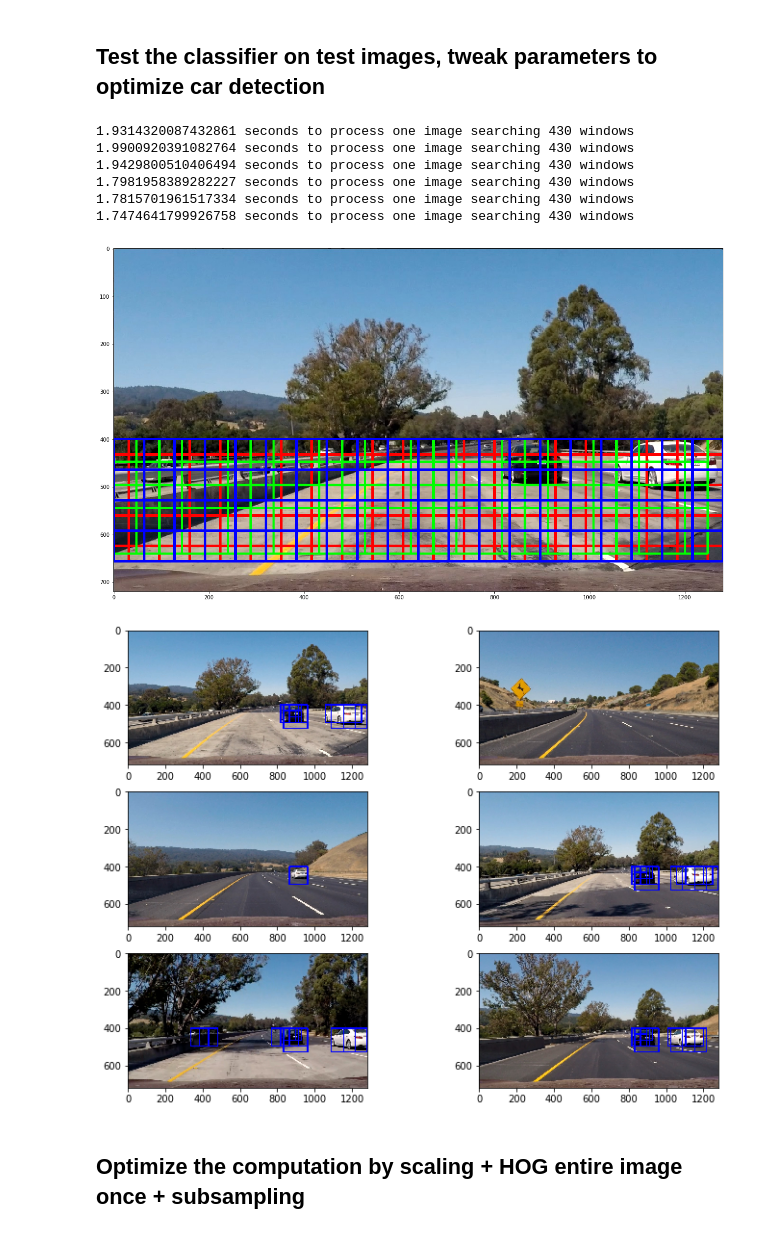
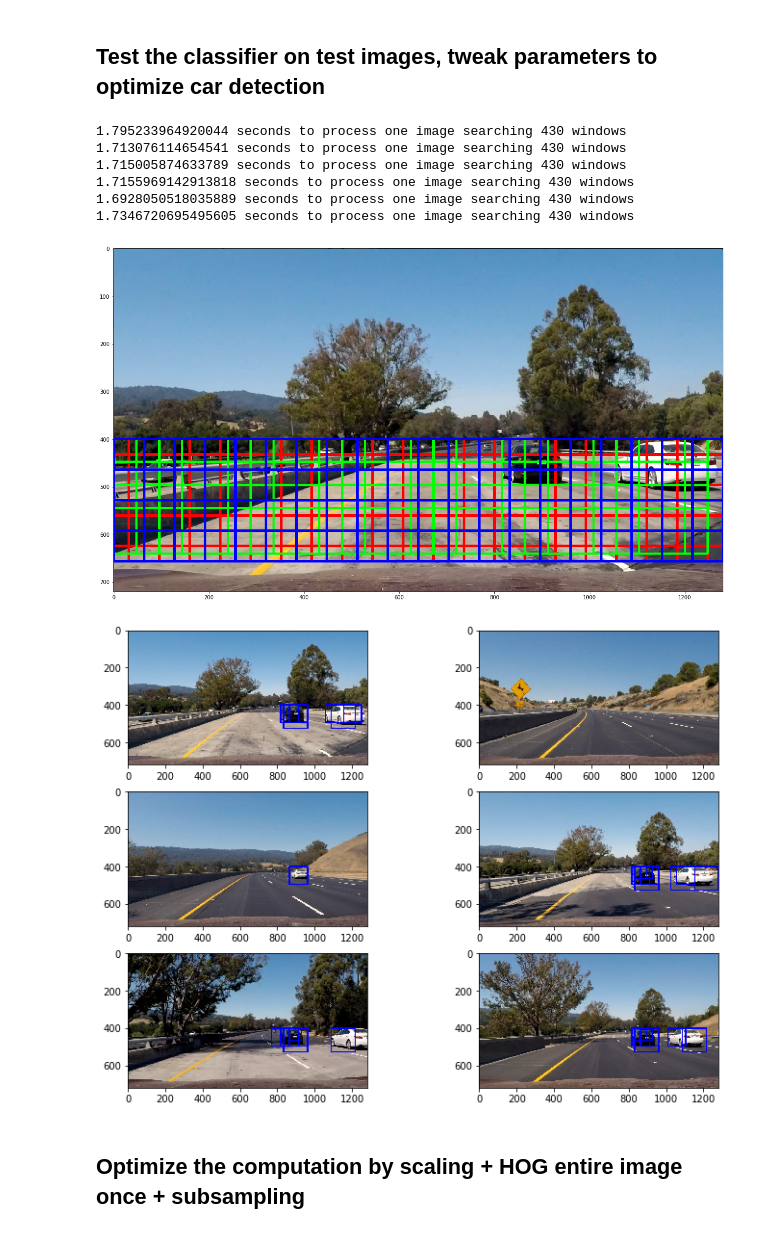
Before and after one commit to jasonz88/CarND-Vehicle-Detection, a Jupyter notebook: Vehicle-Detection.ipynb, the cells around one changed output. Cells and saved outputs as stored; diff of their text form; code cells hidden in the pictures.

```diff
--- a/Vehicle-Detection.ipynb
+++ b/Vehicle-Detection.ipynb
@@ -292,9 +292,9 @@ def search_windows(img, windows, clf, scaler, color_space='RGB',
         #5) Scale extracted features to be fed to classifier
         test_features = scaler.transform(np.array(features).reshape(1, -1))
         #6) Predict using your classifier
-        prediction = clf.predict(test_features)
+        prediction = clf.decision_function(test_features)
         #7) If positive (prediction == 1) then save the window
-        if prediction == 1:
+        if prediction > 0.5:
             on_windows.append(window)
     #8) Return windows for positive detections
     return on_windows
@@ -535,7 +540,10 @@ For these 10 labels:  [ 0.  0.  0.  0.  0.  0.  1.  0.  1.  1.]
 # %% [markdown]
 ## Test the classifier on test images, tweak parameters to optimize car detection
 # %%
+import pickle
 searchpath = 'test_images/*'
+svc = pickle.load(open('svc.pkl', 'rb'))
+X_scaler = pickle.load(open('xscaler.pkl', 'rb'))
 example_images = glob.glob(searchpath)
 images = []
 titles = []
@@ -562,39 +570,39 @@ for img_src in example_images:
 
         all_windows_img = draw_boxes(all_windows_img, windows_more, color=(0, 255, 0), thick=3)
 
 
         windows_more = slide_window(img, x_start_stop=[None, None], y_start_stop=y_start_stop,
                         xy_window=(128, 128), xy_overlap=(0.5, 0.5))
         windows.extend(windows_more)
 
         all_windows_img = draw_boxes(all_windows_img, windows_more, color=(0, 0, 255), thick=3)
 
         run_once = False
 
     hot_windows = search_windows(img, windows, svc, X_scaler, color_space=color_space,
                             spatial_size=spatial_size, hist_bins=hist_bins,
                             orient=orient, pix_per_cell=pix_per_cell,
                             cell_per_block=cell_per_block,
                             hog_channel=hog_channel, spatial_feat=spatial_feat,
                             hist_feat=hist_feat, hog_feat=hog_feat)
 
     hot_window_img = draw_boxes(draw_img, hot_windows, color=(0, 0, 255), thick=6)
     images.append(hot_window_img)
     titles.append('')
     print(time.time() - t1, 'seconds to process one image searching', len(windows), 'windows')
 
 plt.figure(figsize=(24,12))
 plt.imshow(all_windows_img)
 fig = plt.figure(figsize=(12,18))
 visualize(fig, 6, 2, images, titles)
 # %% [output]
-1.9314320087432861 seconds to process one image searching 430 windows
-1.9900920391082764 seconds to process one image searching 430 windows
-1.9429800510406494 seconds to process one image searching 430 windows
-1.7981958389282227 seconds to process one image searching 430 windows
-1.7815701961517334 seconds to process one image searching 430 windows
-1.7474641799926758 seconds to process one image searching 430 windows
+1.795233964920044 seconds to process one image searching 430 windows
+1.713076114654541 seconds to process one image searching 430 windows
+1.715005874633789 seconds to process one image searching 430 windows
+1.7155969142913818 seconds to process one image searching 430 windows
+1.6928050518035889 seconds to process one image searching 430 windows
+1.7346720695495605 seconds to process one image searching 430 windows
 [figure]
-[figure, old version]
+[figure, new version]
 # %% [markdown]
 ## Optimize the computation by scaling + HOG entire image once + subsampling
```
Also changed, not shown: parts of 14 cells of this notebook, 6 other files.
